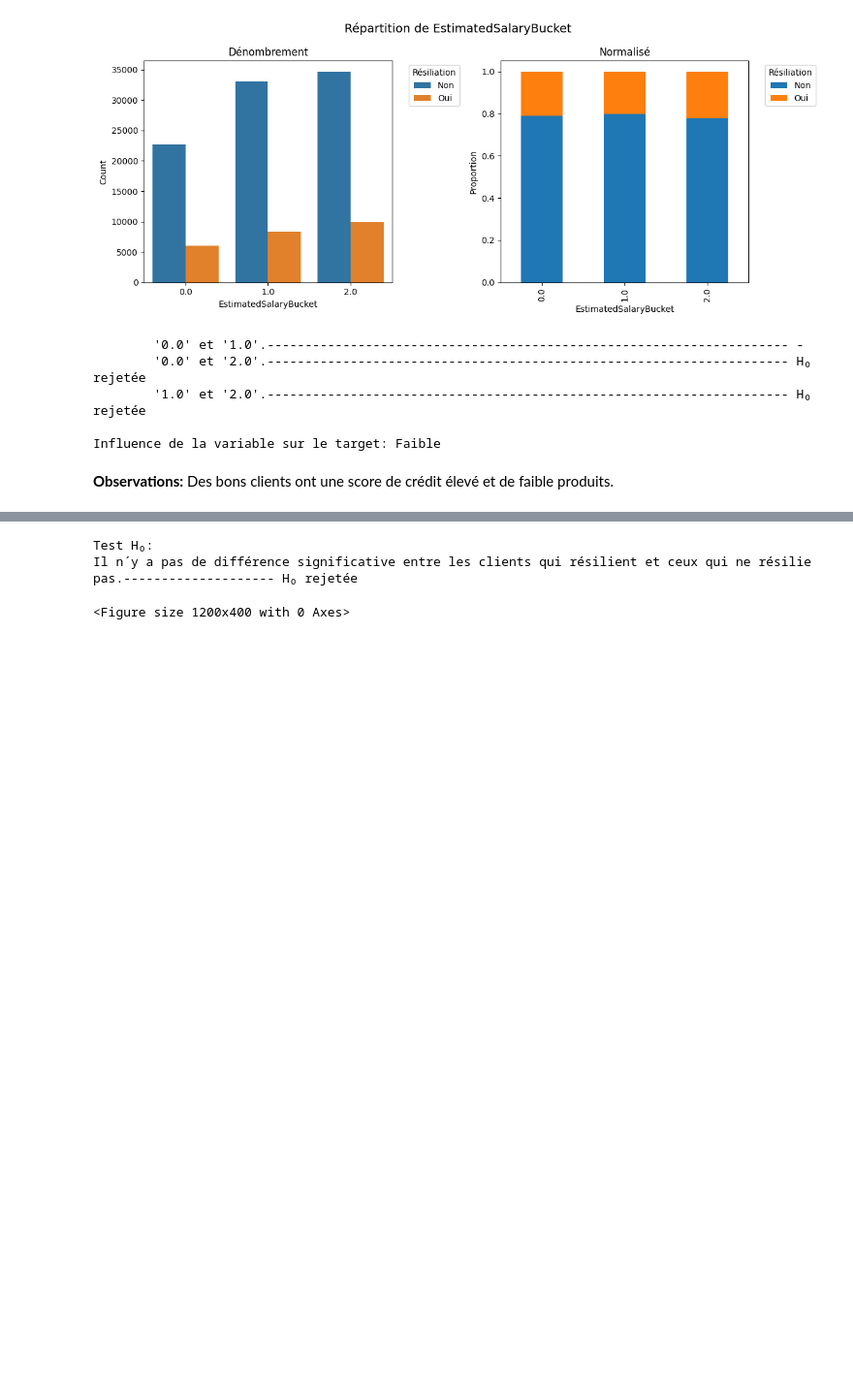
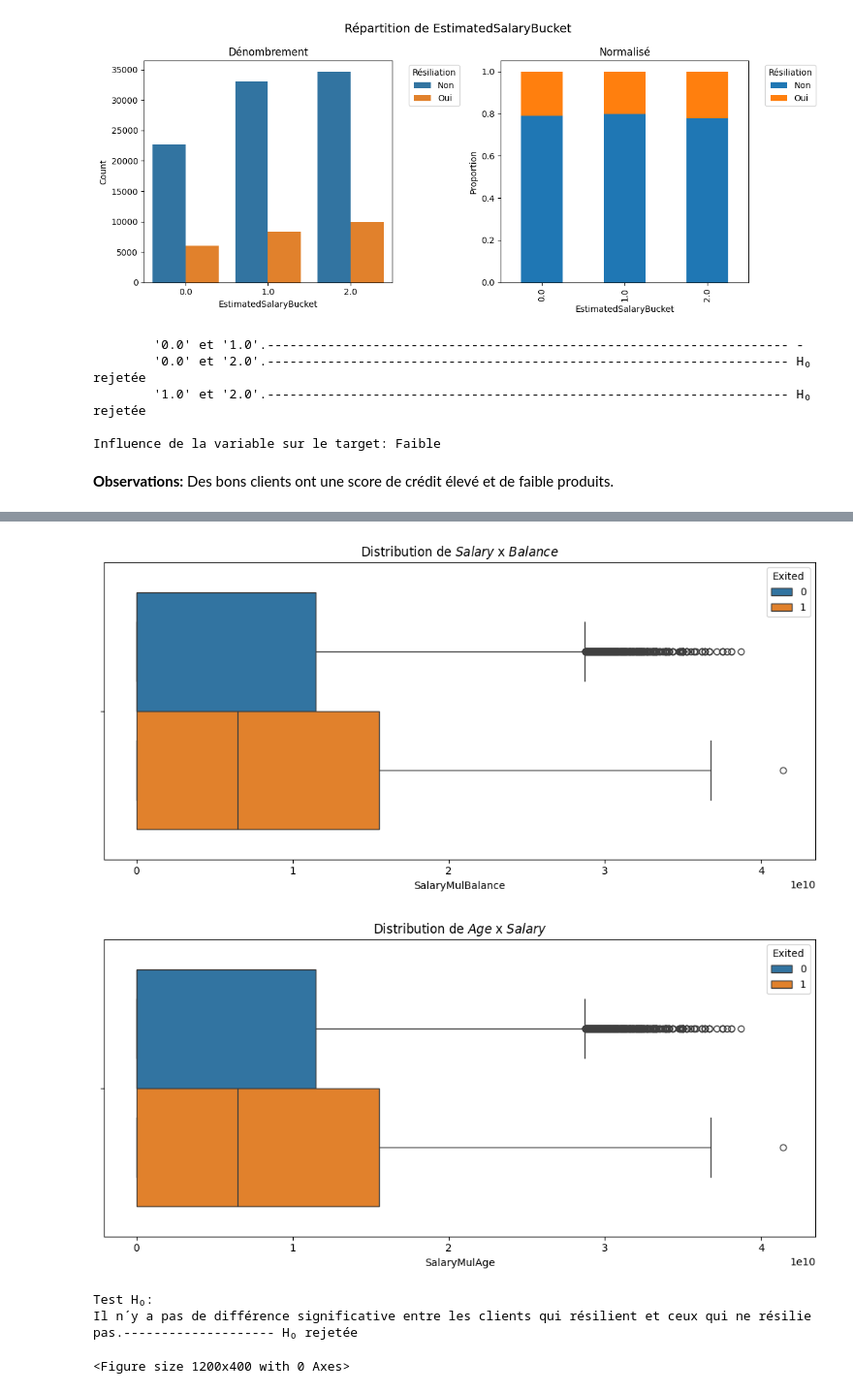
Before and after one commit to lbihin/mlpro-classification-bank-churn-2025, a Jupyter notebook: eda/eda.ipynb, the cells around one changed output, grey strips where cells are left out. Shown at 97% size. Cells and saved outputs as stored; diff of their text form; code cells hidden in the pictures; blank space fills up the shorter version.

```diff
--- a/eda/eda.ipynb
+++ b/eda/eda.ipynb
@@ -1598,3 +1611,22 @@ Influence de la variable sur le target: Faible
+# %%
+train_df['SalaryMulBalance'] = train_df.EstimatedSalary * train_df.Balance
+
+fig, ax = plt.subplots(figsize=(10, 5))
+sns.boxplot(train_df, x='SalaryMulBalance', hue='Exited', ax=ax)
+ax.set_title('Distribution de $Salary$ x $Balance$')
+plt.tight_layout()
+plt.show()
+
+train_df['SalaryMulAge'] = train_df.EstimatedSalary * train_df.Balance
+
+fig, ax = plt.subplots(figsize=(10, 5))
+sns.boxplot(train_df, x='SalaryMulAge', hue='Exited', ax=ax)
+ax.set_title('Distribution de $Age$ x $Salary$')
+plt.tight_layout()
+plt.show()
+# %% [output]
+[figure, added]
+[figure, added]
 # %%
 train_df['Active_Balance']  = train_df['Balance'] * train_df['IsActiveMember'].astype(float)
 test_df['Active_Balance']  = test_df['Balance'] * test_df['IsActiveMember'].astype(float)
```
Also changed, not shown: parts of 4 cells of this notebook, 5 other files.
